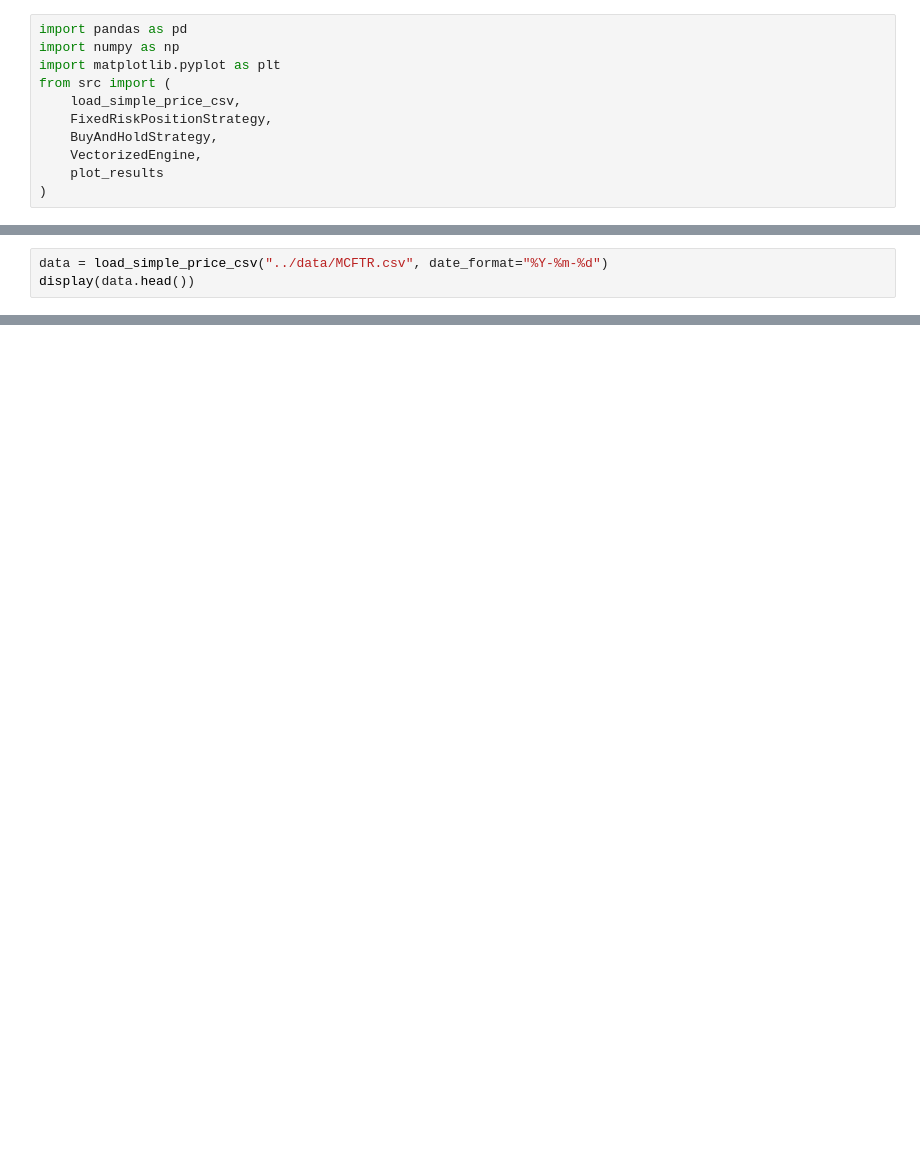
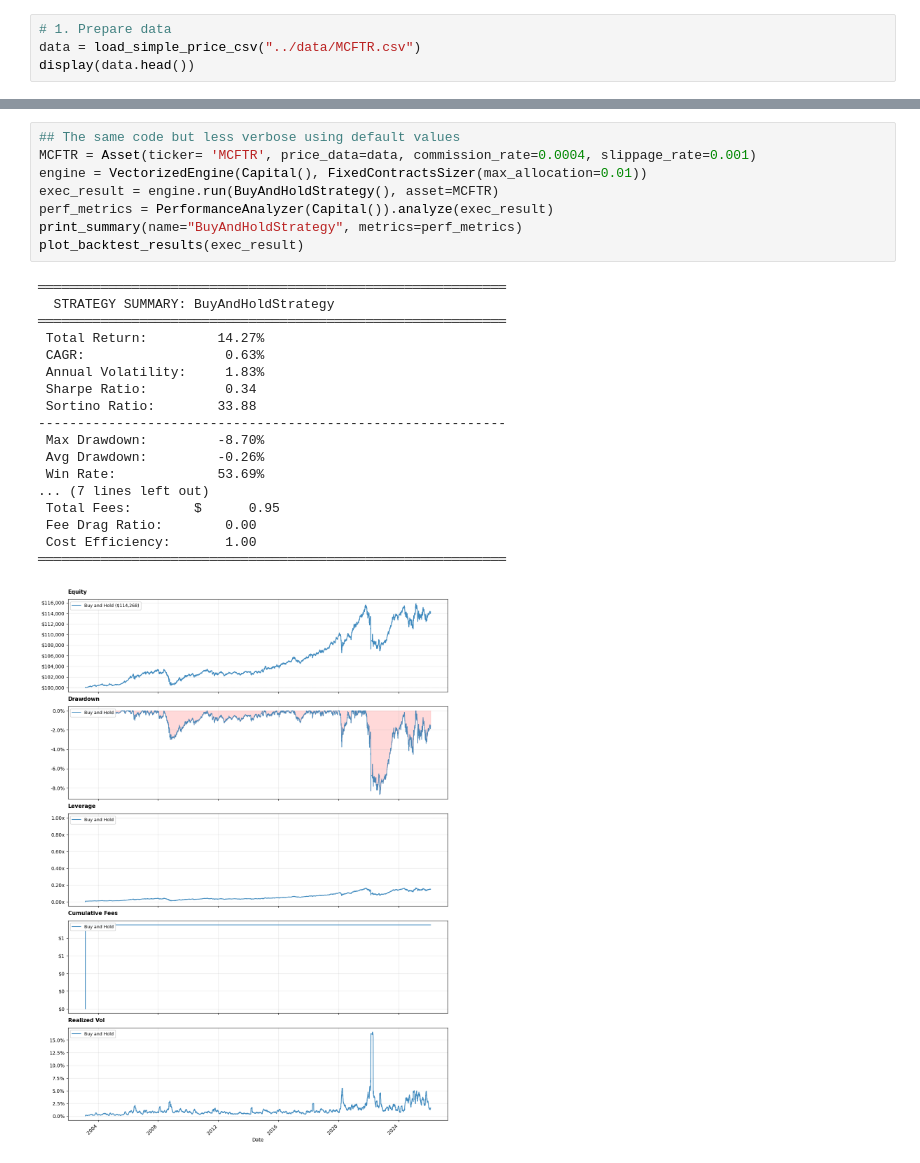
Before and after one commit to SoulDancer27/futures_trading_strategies, a Jupyter notebook: my_tests/1. test buy and hold.ipynb, the cells around one changed output, grey strips where cells are left out. Saved outputs shown, nothing was run; the diff lists cells and outputs as text; blank space fills up the shorter version.

```diff
--- a/my_tests/1. test buy and hold.ipynb
+++ b/my_tests/1. test buy and hold.ipynb
@@ -15,11 +24,4 @@ print(f"✅ Project root resolved: {project_root}")
 # %%
-import pandas as pd
-import numpy as np
-import matplotlib.pyplot as plt
-from src import (
-    load_simple_price_csv,
-    FixedRiskPositionStrategy,
-    BuyAndHoldStrategy,
-    VectorizedEngine,
-    plot_results
-)
+# 1. Prepare data
+data = load_simple_price_csv("../data/MCFTR.csv")
+display(data.head())
@@ -26,3 +35,0 @@ from src import (
-# %%
-data = load_simple_price_csv("../data/MCFTR.csv", date_format="%Y-%m-%d")
-display(data.head())
@@ -64,0 +76,27 @@ bh_result.print_summary()
+# %%
+## The same code but less verbose using default values
+MCFTR = Asset(ticker= 'MCFTR', price_data=data, commission_rate=0.0004, slippage_rate=0.001)
+engine = VectorizedEngine(Capital(), FixedContractsSizer(max_allocation=0.01))
+exec_result = engine.run(BuyAndHoldStrategy(), asset=MCFTR)
+perf_metrics = PerformanceAnalyzer(Capital()).analyze(exec_result)
+print_summary(name="BuyAndHoldStrategy", metrics=perf_metrics)
+plot_backtest_results(exec_result)
+# %% [output]
+════════════════════════════════════════════════════════════
+  STRATEGY SUMMARY: BuyAndHoldStrategy
+════════════════════════════════════════════════════════════
+ Total Return:         14.27%
+ CAGR:                  0.63%
+ Annual Volatility:     1.83%
+ Sharpe Ratio:          0.34
+ Sortino Ratio:        33.88
+------------------------------------------------------------
+ Max Drawdown:         -8.70%
+ Avg Drawdown:         -0.26%
+ Win Rate:             53.69%
+... (7 lines left out)
+ Total Fees:        $      0.95
+ Fee Drag Ratio:        0.00
+ Cost Efficiency:       1.00
+════════════════════════════════════════════════════════════
+[figure, added]
```
Also changed, not shown: parts of 15 cells of this notebook, 15 other files.
